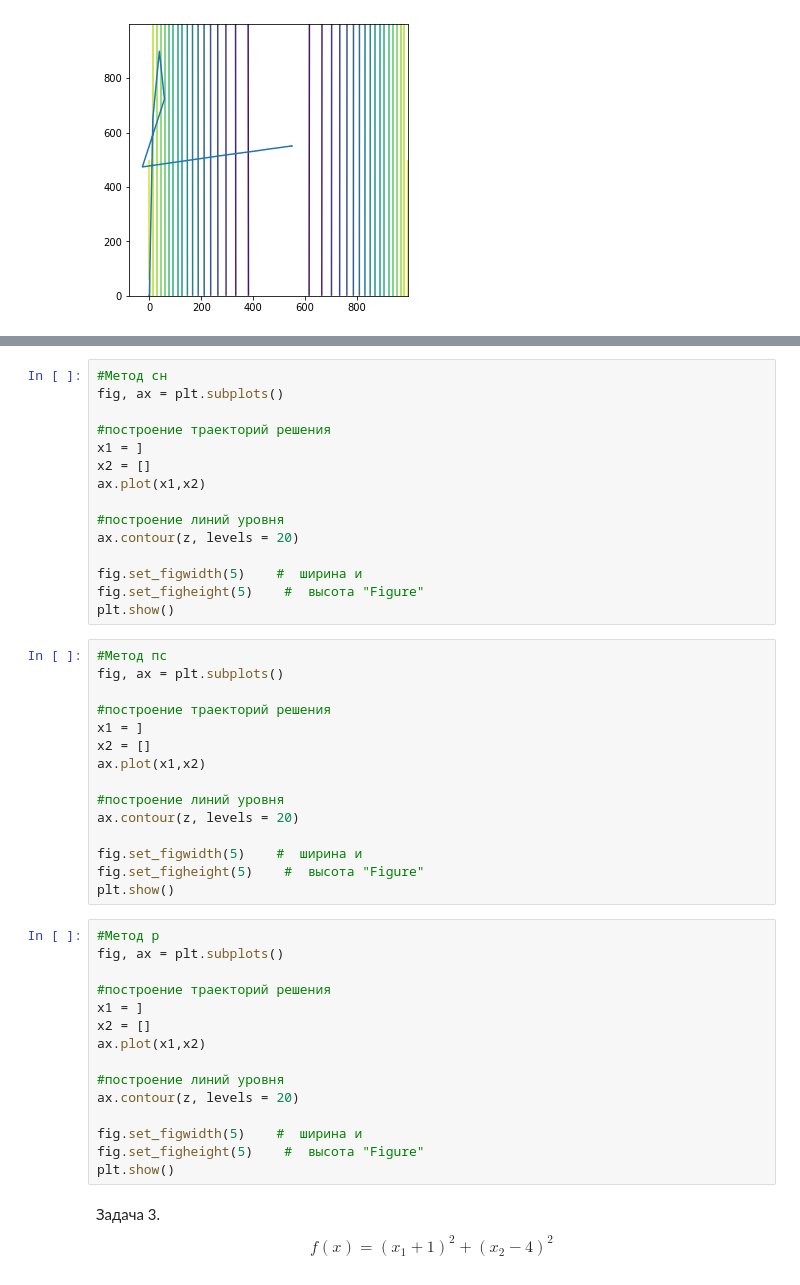
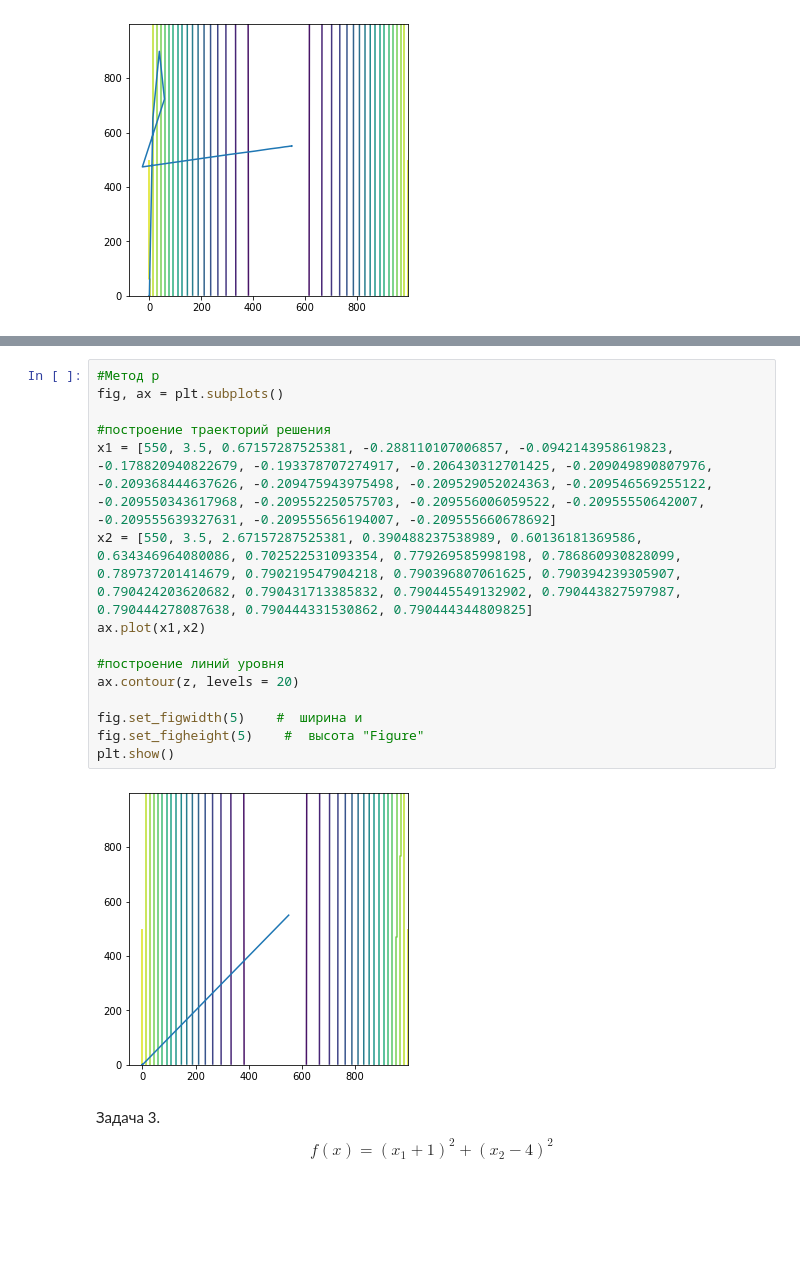
Before and after one commit to Viktory4121/Optimization_Methods, a Jupyter notebook: линии_уровня_траектории_решения.ipynb, the cells around one changed output, grey strips where cells are left out. Saved outputs shown, nothing was run; the diff lists cells and outputs as text; blank space fills up the shorter version.

```diff
--- a/линии_уровня_траектории_решения.ipynb
+++ b/линии_уровня_траектории_решения.ipynb
@@ -183,48 +221,20 @@ plt.show()
 # %%
-#Метод сн
+#Метод р
 fig, ax = plt.subplots()
 
 #построение траекторий решения
-x1 = ]
-x2 = []
+x1 = [550, 3.5, 0.67157287525381, -0.288110107006857, -0.0942143958619823, -0.178820940822679, -0.193378707274917, -0.206430312701425, -0.209049890807976, -0.209368444637626, -0.209475943975498, -0.209529052024363, -0.209546569255122, -0.209550343617968, -0.209552250575703, -0.209556006059522, -0.20955550642007, -0.209555639327631, -0.209555656194007, -0.209555660678692]
+x2 = [550, 3.5, 2.67157287525381, 0.390488237538989, 0.60136181369586, 0.634346964080086, 0.702522531093354, 0.779269585998198, 0.786860930828099, 0.789737201414679, 0.790219547904218, 0.790396807061625, 0.790394239305907, 0.790424203620682, 0.790431713385832, 0.790445549132902, 0.790443827597987, 0.790444278087638, 0.790444331530862, 0.790444344809825]
 ax.plot(x1,x2)
 
 #построение линий уровня
 ax.contour(z, levels = 20)
 
 fig.set_figwidth(5)    #  ширина и
 fig.set_figheight(5)    #  высота "Figure"
 plt.show()
+# %% [output]
+[figure, added]
-# %%
-#Метод пс
-fig, ax = plt.subplots()
-
-#построение траекторий решения
-x1 = ]
-x2 = []
-ax.plot(x1,x2)
-
-#построение линий уровня
-ax.contour(z, levels = 20)
-
-fig.set_figwidth(5)    #  ширина и
-fig.set_figheight(5)    #  высота "Figure"
-plt.show()
-# %%
-#Метод р
-fig, ax = plt.subplots()
-
-#построение траекторий решения
-x1 = ]
-x2 = []
-ax.plot(x1,x2)
-
-#построение линий уровня
-ax.contour(z, levels = 20)
-
-fig.set_figwidth(5)    #  ширина и
-fig.set_figheight(5)    #  высота "Figure"
-plt.show()
 # %% [markdown]
 Задача 3.
 $$f(x) = (x_1 + 1)^2 + (x_2 - 4)^2$$
```
Also changed, not shown: parts of 3 cells of this notebook.
